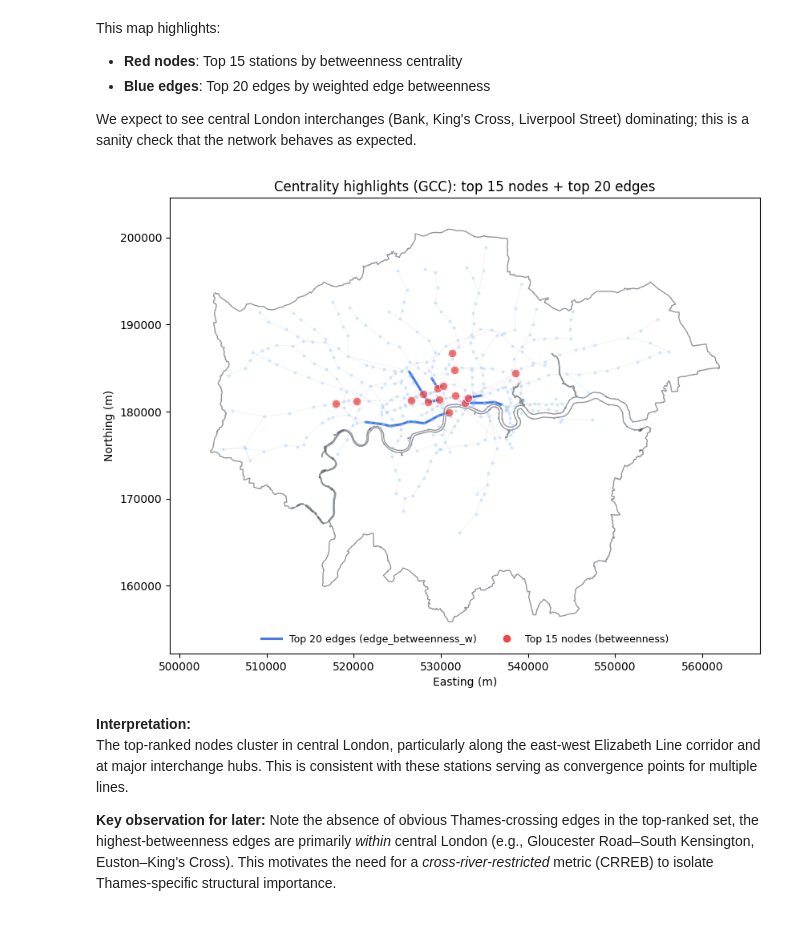
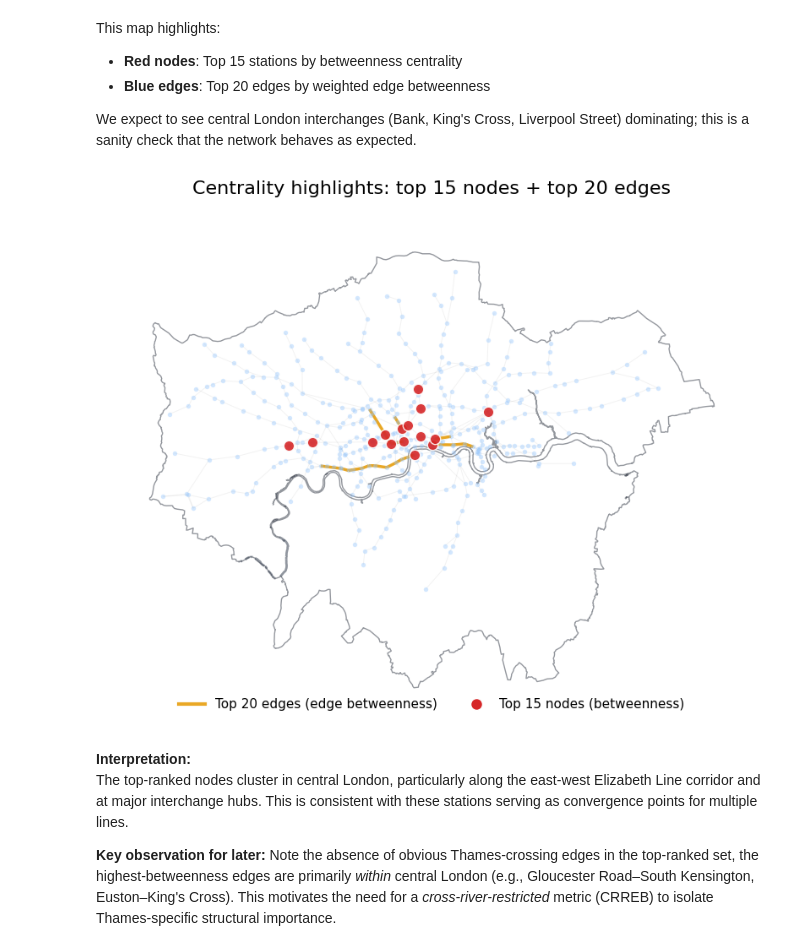
Before and after one commit to imrankhan37/ThamesConnectivityAnalysis, a Jupyter notebook: notebooks/01_network_metrics.ipynb, the cells around one changed output. Drawn from its saved outputs; the diff is of its cells as text; code cells hidden in the pictures.

```diff
--- a/notebooks/01_network_metrics.ipynb
+++ b/notebooks/01_network_metrics.ipynb
@@ -276,8 +273,8 @@ We expect to see central London interchanges (Bank, King's Cross, Liverpool Stre
 # Get top node ids as strings for highlight mask
 top_node_ids = set(top_nodes["station_id"].astype(str))
 
-# Setup base map with London boundaries and Thames
-fig_c_map, ax = plotter.setup_london_axes()
+# Setup base map
+fig_c_map, ax = plotter.setup_london_axes(figsize=(10, 8))
 
 # Plot all network edges
 ax.add_collection(
@@ -289,75 +286,76 @@ ax.add_collection(
     )
 )
 
-# Plot top-k highlighted edges (as bold blue)
+# Plot top-k highlighted edges
 ax.add_collection(
     LineCollection(
         top_segments,
-        colors=(0.145, 0.388, 0.922, 0.85),
-        linewidths=2.2,
+        colors=(0.9, 0.6, 0.0, 0.85),
+        linewidths=2.5,
         zorder=4,
     )
 )
 
-# Plot all station nodes as fainter blue dots
+# Plot all station nodes as fainter dots
 ax.scatter(
     stations_gdf.geometry.x,
     stations_gdf.geometry.y,
-    s=8,
+    s=15,
     color="#93c5fd",
     alpha=0.40,
     linewidths=0,
     zorder=5,
 )
 
-# Highlight top-k betweenness nodes in red
+# Highlight top-k betweenness nodes
 highlight_mask = stations_gdf["station_id"].astype(str).isin(top_node_ids)
 if highlight_mask.any():
     highlight_gdf = stations_gdf[highlight_mask]
     ax.scatter(
         highlight_gdf.geometry.x,
         highlight_gdf.geometry.y,
-        s=55,
-        color="#ef4444",
-        alpha=0.75,
-        linewidths=0.6,
+        s=80,
+        color="#d62728",
+        alpha=0.90,
+        linewidths=1.0,
         edgecolors="white",
         zorder=6,
     )
 
-ax.set_title(
-    f"Centrality highlights ({'GCC' if use_gcc else 'full graph'}): top {top_k_nodes} nodes + top {top_k_edges} edges"
-)
+ax.set_title(f"Centrality highlights: top {top_k_nodes} nodes + top {top_k_edges} edges", fontsize=16, pad=20, weight='normal')
 
 # Custom legend for clarity
 ax.legend(
     handles=[
         Line2D(
             [0], [0],
-            lw=2.2,
-            color=(0.145, 0.388, 0.922, 0.85),
-            label=f"Top {top_k_edges} edges (edge_betweenness_w)",
+            lw=3.0,
+            color=(0.9, 0.6, 0.0, 0.85),
+            label=f"Top {top_k_edges} edges (edge betweenness)",
         ),
         Line2D(
             [0], [0],
             marker="o",
             color="w",
-            markerfacecolor="#ef4444",
+            markerfacecolor="#d62728",
             markeredgecolor="white",
-            markersize=8,
+            markersize=10,
             linestyle="None",
             label=f"Top {top_k_nodes} nodes (betweenness)",
         ),
     ],
     loc="lower center",
     ncol=2,
     frameon=False,
-    fontsize=9,
+    fontsize=11,
 )
 
+# Save figure
+p.figures.mkdir(parents=True, exist_ok=True)
+fig_c_map.savefig(p.figures / "fig03_centrality_map.png", dpi=300, bbox_inches="tight")
 plt.show()
 # %% [output]
-[figure, old version]
+[figure, new version]
 # %% [markdown]
 **Interpretation:**
 The top-ranked nodes cluster in central London, particularly along the east-west Elizabeth Line corridor and at major interchange hubs. This is consistent with these stations serving as convergence points for multiple lines.
```
Also changed, not shown: parts of 6 cells of this notebook.
